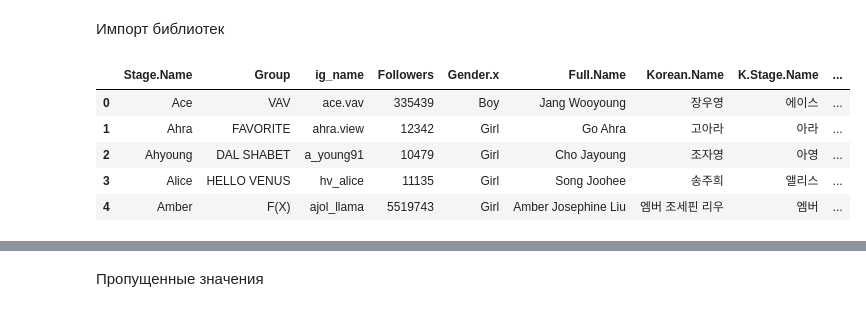
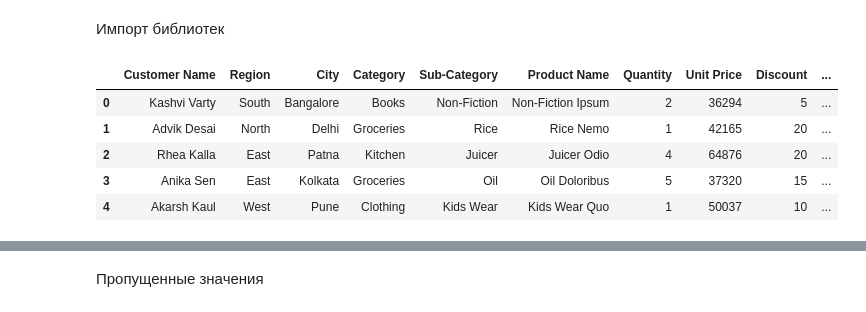
Before and after one commit to vainga/ML_labs, a Jupyter notebook: LAB1/lab1.ipynb, the cells around one changed output, grey strips where cells are left out. Drawn from its saved outputs; the diff is of its cells as text; code cells hidden in the pictures.

```diff
--- a/LAB1/lab1.ipynb
+++ b/LAB1/lab1.ipynb
@@ -22,14 +53,15 @@ from sklearn.decomposition import PCA
 # %% [markdown]
 Импорт библиотек
 # %%
-dataset_path = r"C:\Users\vaind\OneDrive\Desktop\ml\datasets\kpop_idol_followers.csv"
-df = pd.read_csv(dataset_path, sep=';')
+dataset_path = r"C:\Users\vaind\OneDrive\Desktop\ml\datasets\Ecommerce_Sales_Data_2024_2025.csv"
+df = pd.read_csv(dataset_path)
+df.drop(columns=['Order ID', 'Order Date'], inplace=True)
 df.head()
 # %% [output]
-|  | Stage.Name | Group | ig_name | Followers | Gender.x | Full.Name | Korean.Name | K.Stage.Name | ... |
-| 0 | Ace | VAV | ace.vav | 335439 | Boy | Jang Wooyoung | 장우영 | 에이스 | ... |
-| 1 | Ahra | FAVORITE | ahra.view | 12342 | Girl | Go Ahra | 고아라 | 아라 | ... |
-| 2 | Ahyoung | DAL SHABET | a_young91 | 10479 | Girl | Cho Jayoung | 조자영 | 아영 | ... |
-| 3 | Alice | HELLO VENUS | hv_alice | 11135 | Girl | Song Joohee | 송주희 | 앨리스 | ... |
-| 4 | Amber | F(X) | ajol_llama | 5519743 | Girl | Amber Josephine Liu | 엠버 조세핀 리우 | 엠버 | ... |
+|  | Customer Name | Region | City | Category | Sub-Category | Product Name | Quantity | Unit Price | Discount | ... |
+| 0 | Kashvi Varty | South | Bangalore | Books | Non-Fiction | Non-Fiction Ipsum | 2 | 36294 | 5 | ... |
+| 1 | Advik Desai | North | Delhi | Groceries | Rice | Rice Nemo | 1 | 42165 | 20 | ... |
+| 2 | Rhea Kalla | East | Patna | Kitchen | Juicer | Juicer Odio | 4 | 64876 | 20 | ... |
+| 3 | Anika Sen | East | Kolkata | Groceries | Oil | Oil Doloribus | 5 | 37320 | 15 | ... |
+| 4 | Akarsh Kaul | West | Pune | Clothing | Kids Wear | Kids Wear Quo | 1 | 50037 | 10 | ... |
 # %%
```
Also changed, not shown: parts of 29 cells of this notebook.
